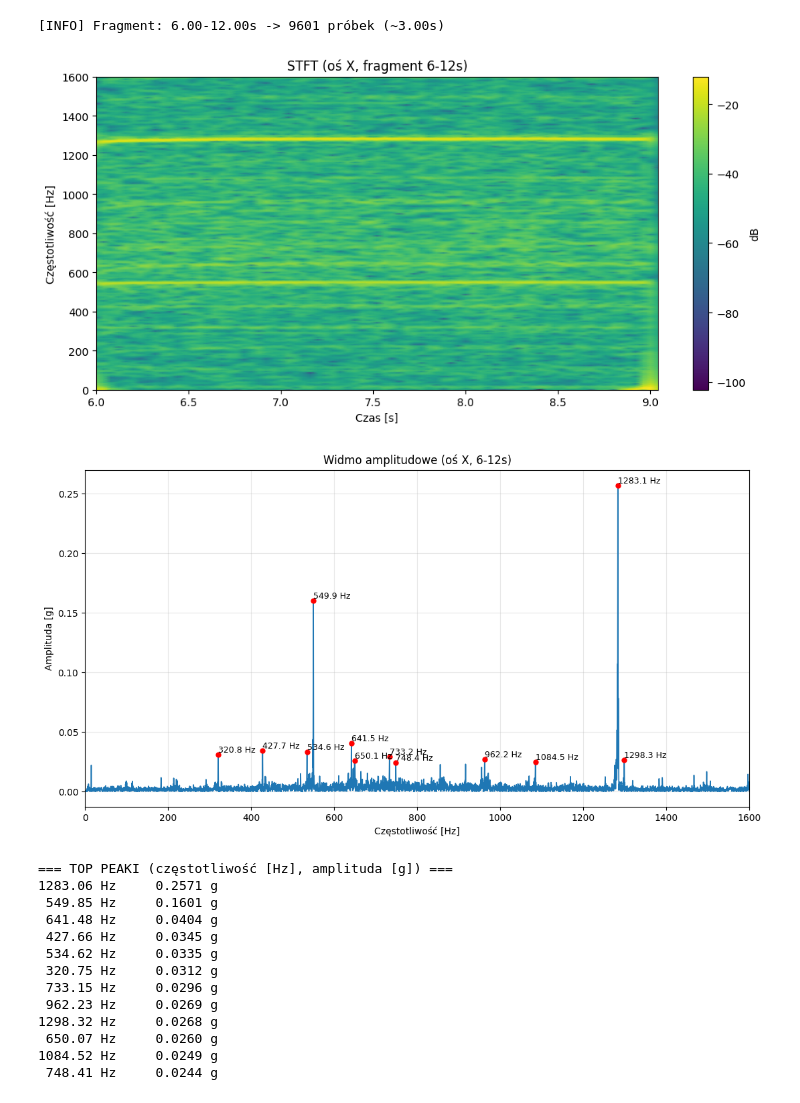
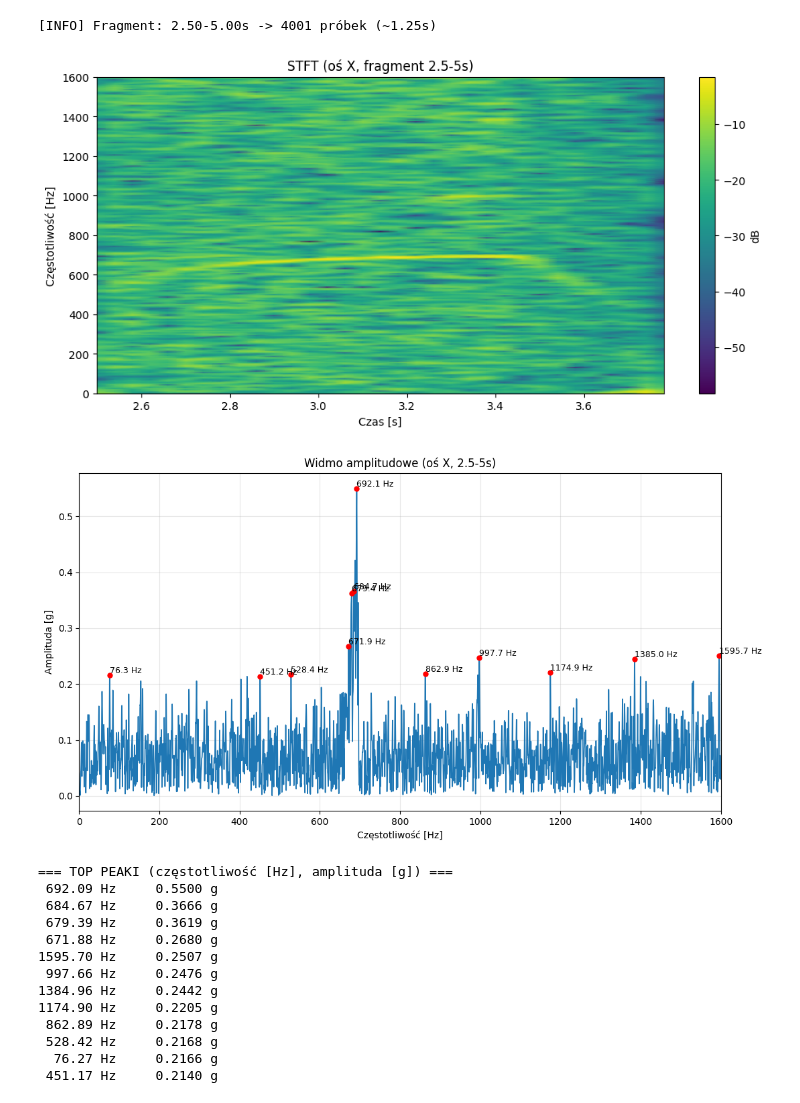
Before and after one commit to ThisIsSzimon/STM32-Time-Frequency-Analysis, a Jupyter notebook: Core/Python/fft_poprawka.ipynb, the cells around one changed output. Cells and saved outputs as stored; diff of their text form; code cells hidden in the pictures.

```diff
--- a/Core/Python/fft_poprawka.ipynb
+++ b/Core/Python/fft_poprawka.ipynb
@@ -6,7 +6,7 @@ from scipy import signal
 
 fs = 3200
 lsb_to_g = 0.0039
-t_start, t_end = 6, 12
+t_start, t_end = 2.5, 5
 
 fmax_plot = 1600
 n_fft_pad_factor = 8
@@ -14,7 +14,8 @@ peak_prominence = 0.01
 peak_distance_hz = 5.0
 num_top_peaks = 12
 
-df = pd.read_csv('data/pomiary_05_11_25/05_pomiar_z_10_3200Hz.csv')
+#df = pd.read_csv('data/pomiary_05_11_25/05_pomiar_z_10_3200Hz.csv')
+df = pd.read_csv('data/wiertarka/01_wiertarka_3200Hz.csv')
 df['X_g'] = df['X'] * lsb_to_g
 t = df['czas [s]'].to_numpy()
 x_raw = df['X_g'].to_numpy()
@@ -54,46 +55,46 @@ def find_peaks_with_freqs(freqs, amp, fmax=None, prominence=0.01, distance_hz=5.
     df = fc[1]-fc[0]
     peaks, props = signal.find_peaks(ac, prominence=prominence, distance=max(1,int(np.round(distance_hz/df))))
     return peaks, props, fc, ac
 
 peaks, props, fc, ac = find_peaks_with_freqs(freqs, amp, fmax=fmax_plot,
                                              prominence=peak_prominence,
                                              distance_hz=peak_distance_hz)
 
 order = np.argsort(ac[peaks])[::-1]
 top_idx = peaks[order][:num_top_peaks]
 top_freqs = fc[top_idx]
 top_amps  = ac[top_idx]
 
 # Wykres FFT
 plt.figure(figsize=(11,6))
 plt.plot(freqs, amp, lw=1.2)
 plt.xlim(0, fmax_plot); plt.xlabel('Częstotliwość [Hz]'); plt.ylabel('Amplituda [g]')
 plt.title(f'Widmo amplitudowe (oś X, {t_start}-{t_end}s)')
 
 # piki
 for f, a in zip(top_freqs, top_amps):
     plt.plot([f],[a],'ro', ms=5)
     plt.text(f, a, f'{f:.1f} Hz', fontsize=9, ha='left', va='bottom')
 
 plt.grid(alpha=0.3); plt.tight_layout(); plt.show()
 
 print("\n=== TOP PEAKI (częstotliwość [Hz], amplituda [g]) ===")
 for f, a in zip(top_freqs, top_amps):
     print(f"{f:7.2f} Hz   {a:8.4f} g")
 # %% [output]
-[INFO] Fragment: 6.00-12.00s -> 9601 próbek (~3.00s)
+[INFO] Fragment: 2.50-5.00s -> 4001 próbek (~1.25s)
-[figure, old version]
+[figure, new version]
-[figure, old version]
+[figure, new version]
 === TOP PEAKI (częstotliwość [Hz], amplituda [g]) ===
-1283.06 Hz     0.2571 g
- 549.85 Hz     0.1601 g
- 641.48 Hz     0.0404 g
- 427.66 Hz     0.0345 g
- 534.62 Hz     0.0335 g
- 320.75 Hz     0.0312 g
- 733.15 Hz     0.0296 g
- 962.23 Hz     0.0269 g
-1298.32 Hz     0.0268 g
- 650.07 Hz     0.0260 g
-1084.52 Hz     0.0249 g
- 748.41 Hz     0.0244 g
+ 692.09 Hz     0.5500 g
+ 684.67 Hz     0.3666 g
+ 679.39 Hz     0.3619 g
+ 671.88 Hz     0.2680 g
+1595.70 Hz     0.2507 g
+ 997.66 Hz     0.2476 g
+1384.96 Hz     0.2442 g
+1174.90 Hz     0.2205 g
+ 862.89 Hz     0.2178 g
+ 528.42 Hz     0.2168 g
+  76.27 Hz     0.2166 g
+ 451.17 Hz     0.2140 g
```
Also changed, not shown: 14 other files.
